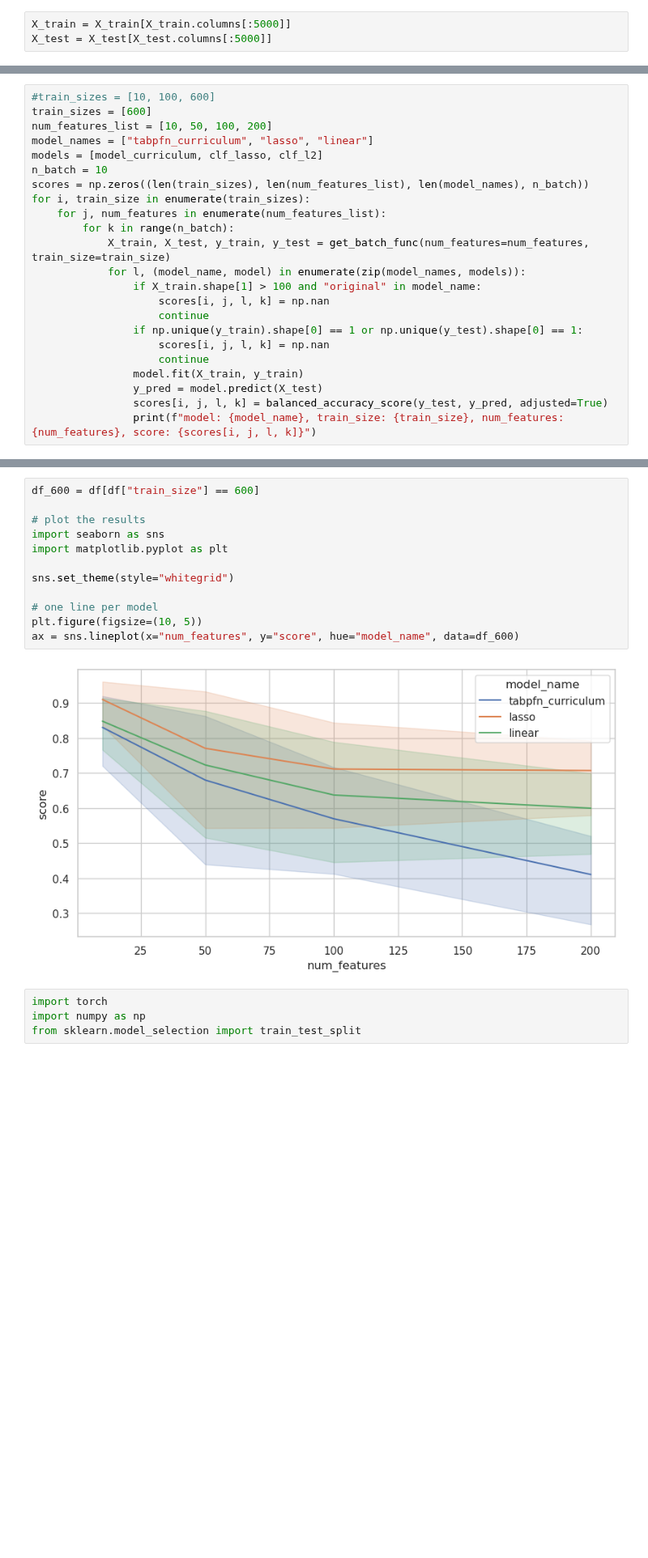
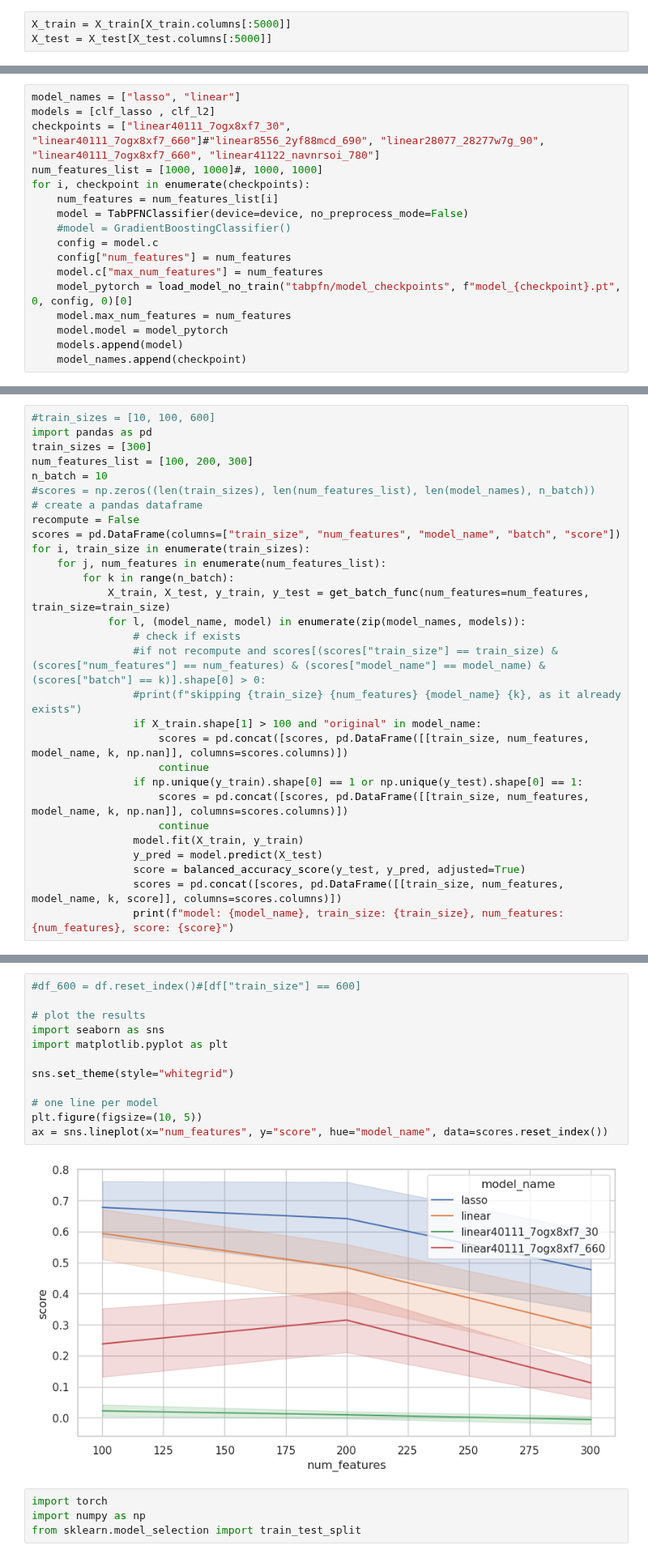
Before and after one commit to LeoGrin/TabPFN, a Jupyter notebook: tabpfn/try_high_dim.ipynb, the cells around one changed output, grey strips where cells are left out. Shown at 81% size. Cells and saved outputs as stored; diff of their text form; blank space fills up the shorter version.

Commit message:
register lasso accuracy

```diff
--- a/tabpfn/try_high_dim.ipynb
+++ b/tabpfn/try_high_dim.ipynb
@@ -232,2 +328,19 @@ clf_lasso = LogisticRegression(random_state=0, penalty="l1", max_iter=1000, solv
 clf_l2 = LogisticRegression(random_state=0, max_iter=1000)
 gbt = GradientBoostingClassifier()
+# %%
+model_names = ["lasso", "linear"]
+models = [clf_lasso , clf_l2]
+checkpoints = ["linear40111_7ogx8xf7_30", "linear40111_7ogx8xf7_660"]#"linear8556_2yf88mcd_690", "linear28077_28277w7g_90", "linear40111_7ogx8xf7_660", "linear41122_navnrsoi_780"]
+num_features_list = [1000, 1000]#, 1000, 1000]
+for i, checkpoint in enumerate(checkpoints):
+    num_features = num_features_list[i]
+    model = TabPFNClassifier(device=device, no_preprocess_mode=False)
+    #model = GradientBoostingClassifier()
+    config = model.c
+    config["num_features"] = num_features
+    model.c["max_num_features"] = num_features
+    model_pytorch = load_model_no_train("tabpfn/model_checkpoints", f"model_{checkpoint}.pt", 0, config, 0)[0]
+    model.max_num_features = num_features
+    model.model = model_pytorch
+    models.append(model)
+    model_names.append(checkpoint)
@@ -234,24 +365,30 @@ gbt = GradientBoostingClassifier()
 # %%
 #train_sizes = [10, 100, 600]
-train_sizes = [600]
-num_features_list = [10, 50, 100, 200]
-model_names = ["tabpfn_curriculum", "lasso", "linear"]
-models = [model_curriculum, clf_lasso, clf_l2]
+import pandas as pd
+train_sizes = [300]
+num_features_list = [100, 200, 300]
 n_batch = 10
-scores = np.zeros((len(train_sizes), len(num_features_list), len(model_names), n_batch))
+#scores = np.zeros((len(train_sizes), len(num_features_list), len(model_names), n_batch))
+# create a pandas dataframe
+recompute = False
+scores = pd.DataFrame(columns=["train_size", "num_features", "model_name", "batch", "score"])
 for i, train_size in enumerate(train_sizes):
     for j, num_features in enumerate(num_features_list):
         for k in range(n_batch):
             X_train, X_test, y_train, y_test = get_batch_func(num_features=num_features, train_size=train_size)
             for l, (model_name, model) in enumerate(zip(model_names, models)):
+                # check if exists
+                #if not recompute and scores[(scores["train_size"] == train_size) & (scores["num_features"] == num_features) & (scores["model_name"] == model_name) & (scores["batch"] == k)].shape[0] > 0:
+                #print(f"skipping {train_size} {num_features} {model_name} {k}, as it already exists")
                 if X_train.shape[1] > 100 and "original" in model_name:
-                    scores[i, j, l, k] = np.nan
+                    scores = pd.concat([scores, pd.DataFrame([[train_size, num_features, model_name, k, np.nan]], columns=scores.columns)])
                     continue
                 if np.unique(y_train).shape[0] == 1 or np.unique(y_test).shape[0] == 1:
-                    scores[i, j, l, k] = np.nan
+                    scores = pd.concat([scores, pd.DataFrame([[train_size, num_features, model_name, k, np.nan]], columns=scores.columns)])
                     continue
                 model.fit(X_train, y_train)
                 y_pred = model.predict(X_test)
-                scores[i, j, l, k] = balanced_accuracy_score(y_test, y_pred, adjusted=True)
-                print(f"model: {model_name}, train_size: {train_size}, num_features: {num_features}, score: {scores[i, j, l, k]}")
+                score = balanced_accuracy_score(y_test, y_pred, adjusted=True)
+                scores = pd.concat([scores, pd.DataFrame([[train_size, num_features, model_name, k, score]], columns=scores.columns)])
+                print(f"model: {model_name}, train_size: {train_size}, num_features: {num_features}, score: {score}")
 # %% [output]
@@ -284,17 +421,17 @@ for i, train_size in enumerate(train_sizes):
 # %%
-df_600 = df[df["train_size"] == 600]
+#df_600 = df.reset_index()#[df["train_size"] == 600]
 
 # plot the results
 import seaborn as sns
 import matplotlib.pyplot as plt
 
 sns.set_theme(style="whitegrid")
 
 # one line per model
 plt.figure(figsize=(10, 5))
-ax = sns.lineplot(x="num_features", y="score", hue="model_name", data=df_600)
+ax = sns.lineplot(x="num_features", y="score", hue="model_name", data=scores.reset_index())
 # %% [output]
-[figure, old version]
+[figure, new version]
 # %%
 import torch
 import numpy as np
```
Also changed, not shown: parts of 54 cells of this notebook, 5 other files.
